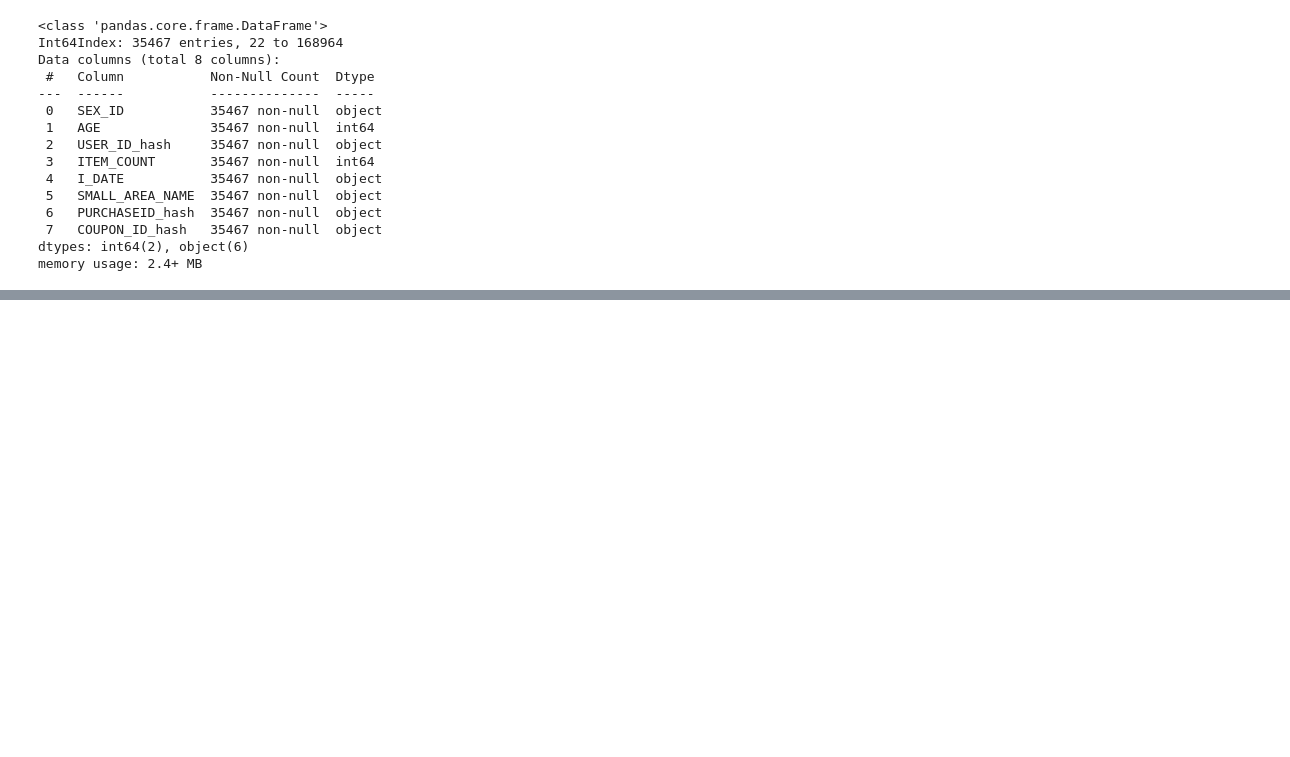
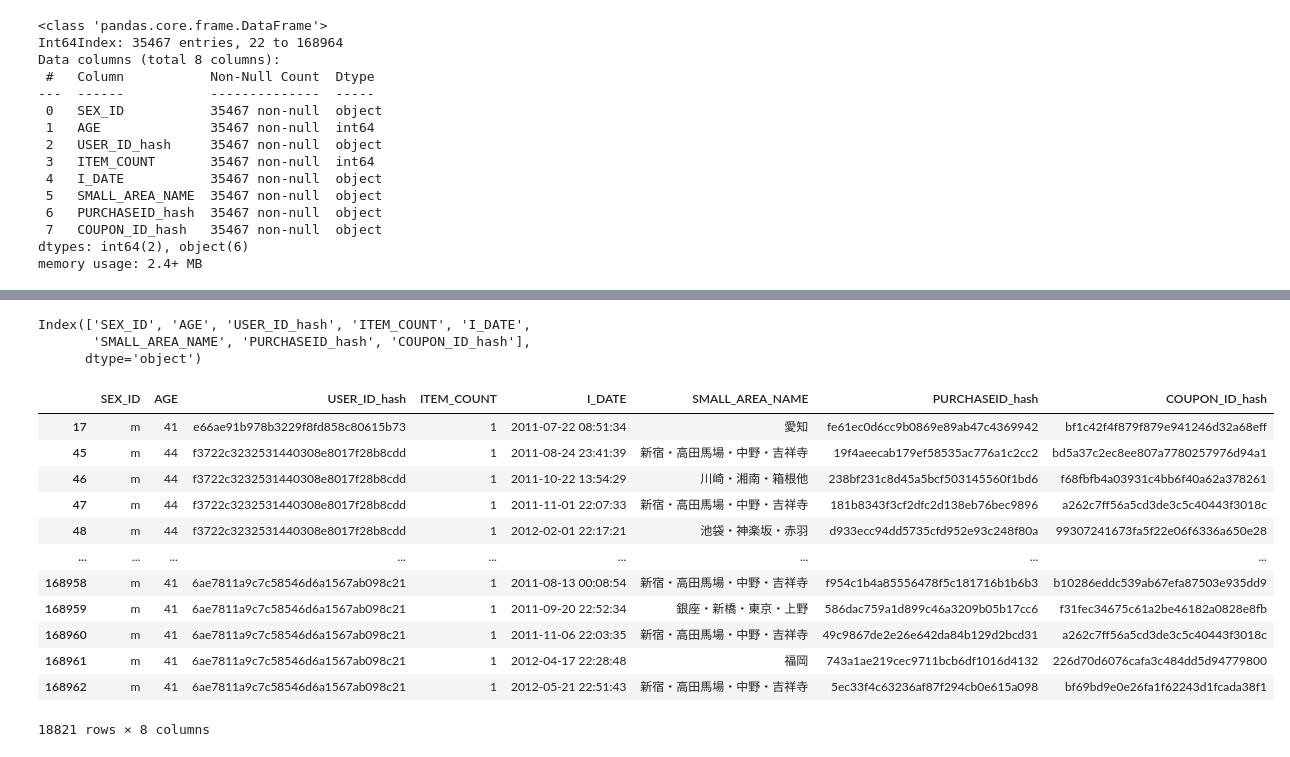
Before and after one commit to MarilynSasha/Marilyn-Capstone3, a Jupyter notebook: coupons.ipynb, the cells around one changed output, grey strips where cells are left out. Cells and saved outputs as stored; diff of their text form; code cells hidden in the pictures; blank space fills up the shorter version.

Commit message:
filtering of sample dataframe + ttest

```diff
--- a/coupons.ipynb
+++ b/coupons.ipynb
@@ -691,0 +770,24 @@ memory usage: 2.4+ MB
+# %%
+ageto44.columns
+# %% [output]
+Index(['SEX_ID', 'AGE', 'USER_ID_hash', 'ITEM_COUNT', 'I_DATE',
+       'SMALL_AREA_NAME', 'PURCHASEID_hash', 'COUPON_ID_hash'],
+      dtype='object')
+# %%
+# created a dataframe of males
+malesto44 = ageto44.loc[ageto44['SEX_ID'] == 'm']
+malesto44
+# %% [output]
+|  | SEX_ID | AGE | USER_ID_hash | ITEM_COUNT | I_DATE | SMALL_AREA_NAME | PURCHASEID_hash | COUPON_ID_hash |
+| 17 | m | 41 | e66ae91b978b3229f8fd858c80615b73 | 1 | 2011-07-22 08:51:34 | 愛知 | fe61ec0d6cc9b0869e89ab47c4369942 | bf1c42f4f879f879e941246d32a68eff |
+| 45 | m | 44 | f3722c3232531440308e8017f28b8cdd | 1 | 2011-08-24 23:41:39 | 新宿・高田馬場・中野・吉祥寺 | 19f4aeecab179ef58535ac776a1c2cc2 | bd5a37c2ec8ee807a7780257976d94a1 |
+| 46 | m | 44 | f3722c3232531440308e8017f28b8cdd | 1 | 2011-10-22 13:54:29 | 川崎・湘南・箱根他 | 238bf231c8d45a5bcf503145560f1bd6 | f68fbfb4a03931c4bb6f40a62a378261 |
+| 47 | m | 44 | f3722c3232531440308e8017f28b8cdd | 1 | 2011-11-01 22:07:33 | 新宿・高田馬場・中野・吉祥寺 | 181b8343f3cf2dfc2d138eb76bec9896 | a262c7ff56a5cd3de3c5c40443f3018c |
+| 48 | m | 44 | f3722c3232531440308e8017f28b8cdd | 1 | 2012-02-01 22:17:21 | 池袋・神楽坂・赤羽 | d933ecc94dd5735cfd952e93c248f80a | 99307241673fa5f22e06f6336a650e28 |
+| ... | ... | ... | ... | ... | ... | ... | ... | ... |
+| 168958 | m | 41 | 6ae7811a9c7c58546d6a1567ab098c21 | 1 | 2011-08-13 00:08:54 | 新宿・高田馬場・中野・吉祥寺 | f954c1b4a85556478f5c181716b1b6b3 | b10286eddc539ab67efa87503e935dd9 |
+| 168959 | m | 41 | 6ae7811a9c7c58546d6a1567ab098c21 | 1 | 2011-09-20 22:52:34 | 銀座・新橋・東京・上野 | 586dac759a1d899c46a3209b05b17cc6 | f31fec34675c61a2be46182a0828e8fb |
+| 168960 | m | 41 | 6ae7811a9c7c58546d6a1567ab098c21 | 1 | 2011-11-06 22:03:35 | 新宿・高田馬場・中野・吉祥寺 | 49c9867de2e26e642da84b129d2bcd31 | a262c7ff56a5cd3de3c5c40443f3018c |
+| 168961 | m | 41 | 6ae7811a9c7c58546d6a1567ab098c21 | 1 | 2012-04-17 22:28:48 | 福岡 | 743a1ae219cec9711bcb6df1016d4132 | 226d70d6076cafa3c484dd5d94779800 |
+| 168962 | m | 41 | 6ae7811a9c7c58546d6a1567ab098c21 | 1 | 2012-05-21 22:51:43 | 新宿・高田馬場・中野・吉祥寺 | 5ec33f4c63236af87f294cb0e615a098 | bf69bd9e0e26fa1f62243d1fcada38f1 |
+18821 rows × 8 columns
```
Also changed, not shown: parts of 9 cells of this notebook.
